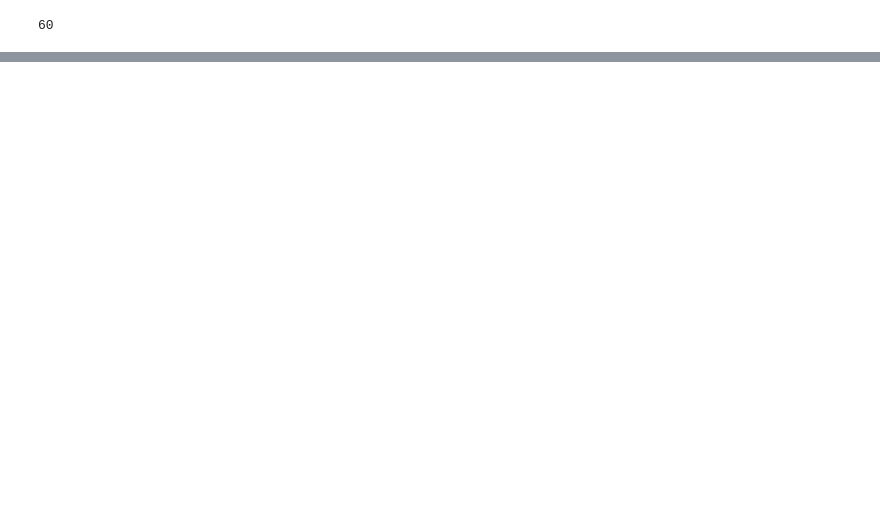
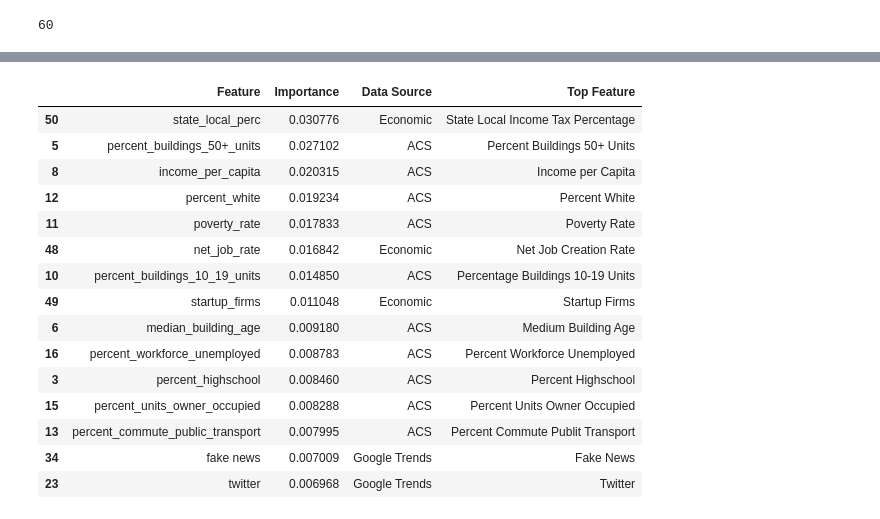
Before and after one commit to Kneck12/zillow-price-index-pred, a Jupyter notebook: Hao-Wei/CSV file processing.ipynb, the cells around one changed output, grey strips where cells are left out. Saved outputs shown, nothing was run; the diff lists cells and outputs as text; code cells hidden in the pictures; blank space fills up the shorter version.

```diff
--- a/Hao-Wei/CSV file processing.ipynb
+++ b/Hao-Wei/CSV file processing.ipynb
@@ -182,0 +216,5 @@ for x in df_col:
+# %%
+stats = pd.DataFrame({"Feature": df.columns, "Importance": df.mean()});
+stats.reset_index(drop = True, inplace = True);
+
+stats.drop([0], axis = 0, inplace = True);
@@ -182,0 +253,20 @@ for x in df_col:
+# %%
+ranking["Top Feature"] = feature_name
+ranking
+# %% [output]
+|  | Feature | Importance | Data Source | Top Feature |
+| 50 | state_local_perc | 0.030776 | Economic | State Local Income Tax Percentage |
+| 5 | percent_buildings_50+_units | 0.027102 | ACS | Percent Buildings 50+ Units |
+| 8 | income_per_capita | 0.020315 | ACS | Income per Capita |
+| 12 | percent_white | 0.019234 | ACS | Percent White |
+| 11 | poverty_rate | 0.017833 | ACS | Poverty Rate |
+| 48 | net_job_rate | 0.016842 | Economic | Net Job Creation Rate |
+| 10 | percent_buildings_10_19_units | 0.014850 | ACS | Percentage Buildings 10-19 Units |
+| 49 | startup_firms | 0.011048 | Economic | Startup Firms |
+| 6 | median_building_age | 0.009180 | ACS | Medium Building Age |
+| 16 | percent_workforce_unemployed | 0.008783 | ACS | Percent Workforce Unemployed |
+| 3 | percent_highschool | 0.008460 | ACS | Percent Highschool |
+| 15 | percent_units_owner_occupied | 0.008288 | ACS | Percent Units Owner Occupied |
+| 13 | percent_commute_public_transport | 0.007995 | ACS | Percent Commute Publit Transport |
+| 34 | fake news | 0.007009 | Google Trends | Fake News |
+| 23 | twitter | 0.006968 | Google Trends | Twitter |
```
Also changed, not shown: parts of 14 cells of this notebook, 52 other files.
